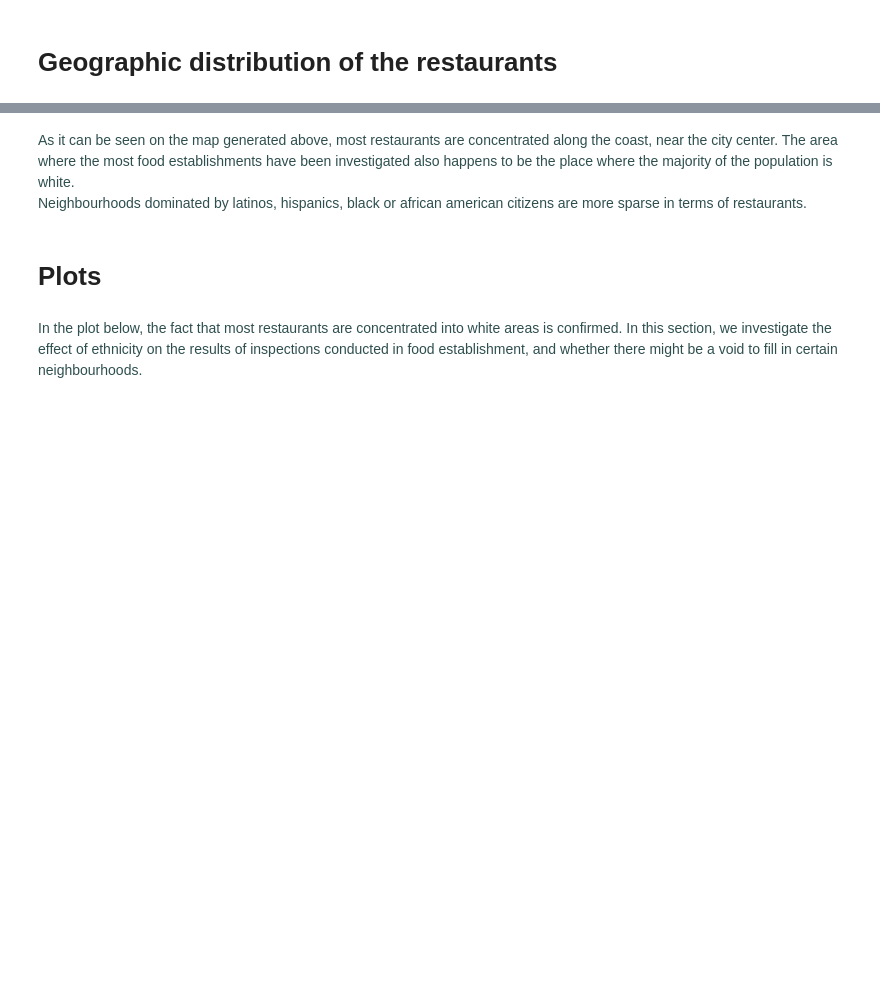
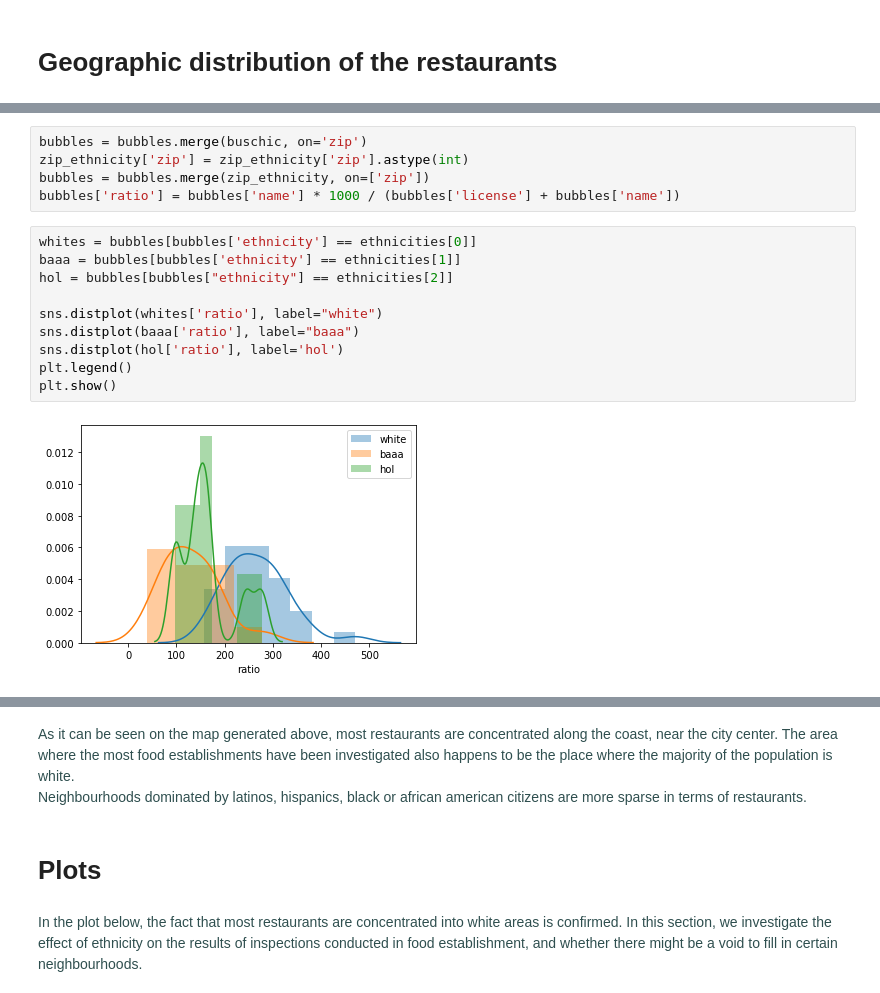
Before and after one commit to MNabegh/ADAknow, a Jupyter notebook: Jadouille_Notebook.ipynb, the cells around one changed output, grey strips where cells are left out. Saved outputs shown, nothing was run; the diff lists cells and outputs as text; blank space fills up the shorter version.

Commit message:
Final plots and notebook to be merged

```diff
--- a/Jadouille_Notebook.ipynb
+++ b/Jadouille_Notebook.ipynb
@@ -269,3 +360,20 @@ for i in range(0, len(bubbles)):
 folium.LayerControl( collapsed=False).add_to(chicago_map)
 
 chicago_map.save('./maps/DistributionEthnicityRestaurants.html')
+# %%
+bubbles = bubbles.merge(buschic, on='zip')
+zip_ethnicity['zip'] = zip_ethnicity['zip'].astype(int)
+bubbles = bubbles.merge(zip_ethnicity, on=['zip'])
+bubbles['ratio'] = bubbles['name'] * 1000 / (bubbles['license'] + bubbles['name'])
+# %%
+whites = bubbles[bubbles['ethnicity'] == ethnicities[0]]
+baaa = bubbles[bubbles['ethnicity'] == ethnicities[1]]
+hol = bubbles[bubbles["ethnicity"] == ethnicities[2]]
+
+sns.distplot(whites['ratio'], label="white")
+sns.distplot(baaa['ratio'], label="baaa")
+sns.distplot(hol['ratio'], label='hol')
+plt.legend()
+plt.show()
+# %% [output]
+[figure, added]
```
Also changed, not shown: parts of 12 cells of this notebook.
